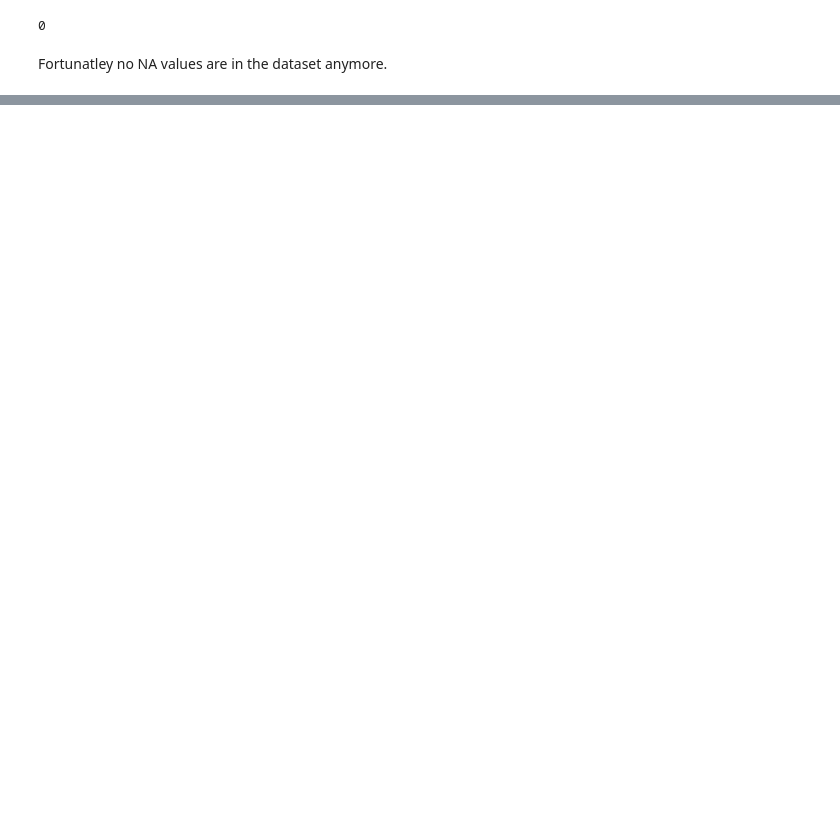
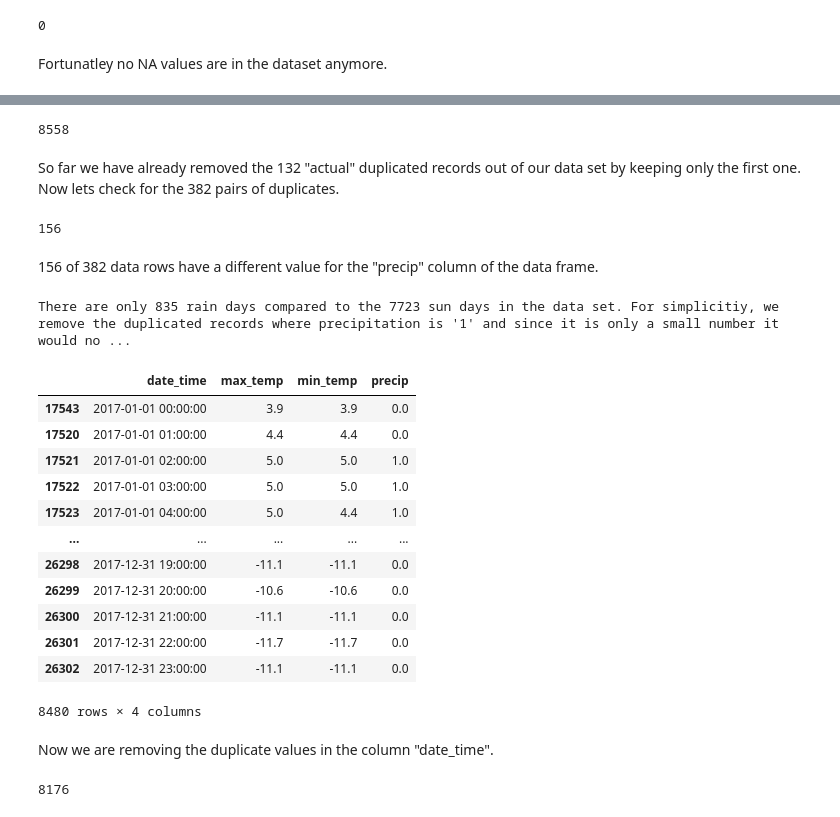
Before and after one commit to NinoVo931/AA_Project, a Jupyter notebook: Weather_Cleaning.ipynb, the cells around one changed output, grey strips where cells are left out. Saved outputs shown, nothing was run; the diff lists cells and outputs as text; code cells hidden in the pictures; blank space fills up the shorter version.

```diff
--- a/Weather_Cleaning.ipynb
+++ b/Weather_Cleaning.ipynb
@@ -117,0 +124,54 @@ df_Stations.head()
+# %%
+# Filtering out all 'actual' duplicate records of our DataFrame
+df_weather_2017 = df_weather_2017.drop_duplicates(keep = 'first')
+len(df_weather_2017)#.duplicated().sum()
+# %% [output]
+8558
+# %% [markdown]
+So far we have already removed the 132 "actual" duplicated records out of our data set by keeping only the first one. Now lets check for the 382 pairs of duplicates.
+# %%
+# Select all duplicate date times with different precip values in the data set
+# Pseudo: Select all duplicate records of 'date_time' with different values for the "precip" column (A.precip != B.precip)
+    # select *
+    # from A join (select * from A group by A.date_time having count(*) > 1) B on A.date_time = B.date_time
+    # where A.precip != B.precip
+    # order by A.date_time;
+df_weather_precip_dup = df_weather_2017[df_weather_2017.duplicated(subset = 'date_time', keep = False)].groupby(['date_time']).filter(lambda x: len(x['precip'].unique()) > 1)
+len(df_weather_precip_dup)
+# %% [output]
+156
+# %% [markdown]
+156 of 382 data rows have a different value for the "precip" column of the data frame.
+# %%
+rainDays = len(df_weather_2017[df_weather_2017["precip"]==1])
+sunDays = len(df_weather_2017[df_weather_2017["precip"]==0])
+
+print("There are only %d rain days compared to the %d sun days in the data set. For simplicitiy, we remove the duplicated records where precipitation is '1' and since it is only a small number it would not make a huge impact." %(rainDays, sunDays))
+# %% [output]
+There are only 835 rain days compared to the 7723 sun days in the data set. For simplicitiy, we remove the duplicated records where precipitation is '1' and since it is only a small number it would no ...
+# %%
+# Remove the duplicated date times with precipitation = 1 of the data set
+df_weather_precip_sub = df_weather_precip_dup[(df_weather_precip_dup['precip'] == 1)]
+df_weather_2017 = df_weather_2017.drop(index = df_weather_precip_sub.index)
+df_weather_2017
+# %% [output]
+|  | date_time | max_temp | min_temp | precip |
+| 17543 | 2017-01-01 00:00:00 | 3.9 | 3.9 | 0.0 |
+| 17520 | 2017-01-01 01:00:00 | 4.4 | 4.4 | 0.0 |
+| 17521 | 2017-01-01 02:00:00 | 5.0 | 5.0 | 1.0 |
+| 17522 | 2017-01-01 03:00:00 | 5.0 | 5.0 | 1.0 |
+| 17523 | 2017-01-01 04:00:00 | 5.0 | 4.4 | 1.0 |
+| ... | ... | ... | ... | ... |
+| 26298 | 2017-12-31 19:00:00 | -11.1 | -11.1 | 0.0 |
+| 26299 | 2017-12-31 20:00:00 | -10.6 | -10.6 | 0.0 |
+| 26300 | 2017-12-31 21:00:00 | -11.1 | -11.1 | 0.0 |
+| 26301 | 2017-12-31 22:00:00 | -11.7 | -11.7 | 0.0 |
+| 26302 | 2017-12-31 23:00:00 | -11.1 | -11.1 | 0.0 |
+8480 rows × 4 columns
+# %% [markdown]
+Now we are removing the duplicate values in the column "date_time".
+# %%
+df_weather_2017 = df_weather_2017.drop_duplicates(subset='date_time', keep='first')
+len(df_weather_2017)
+# %% [output]
+8176
```
Also changed, not shown: parts of 45 cells of this notebook, 1 other file.
